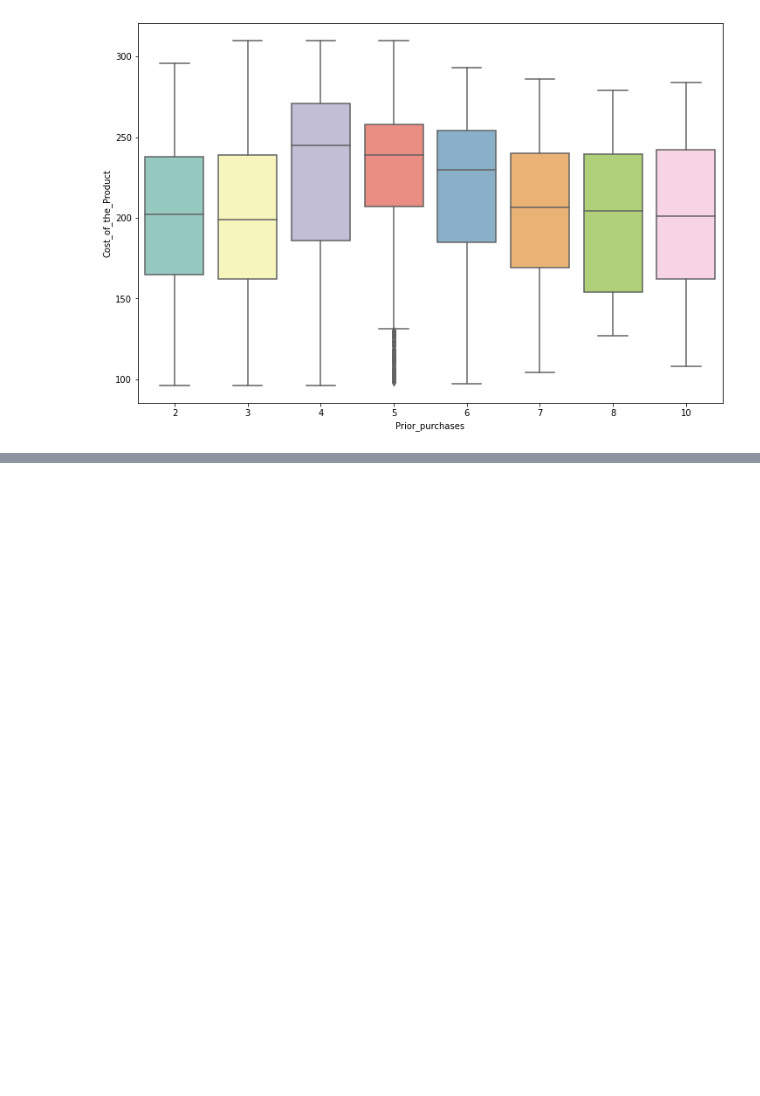
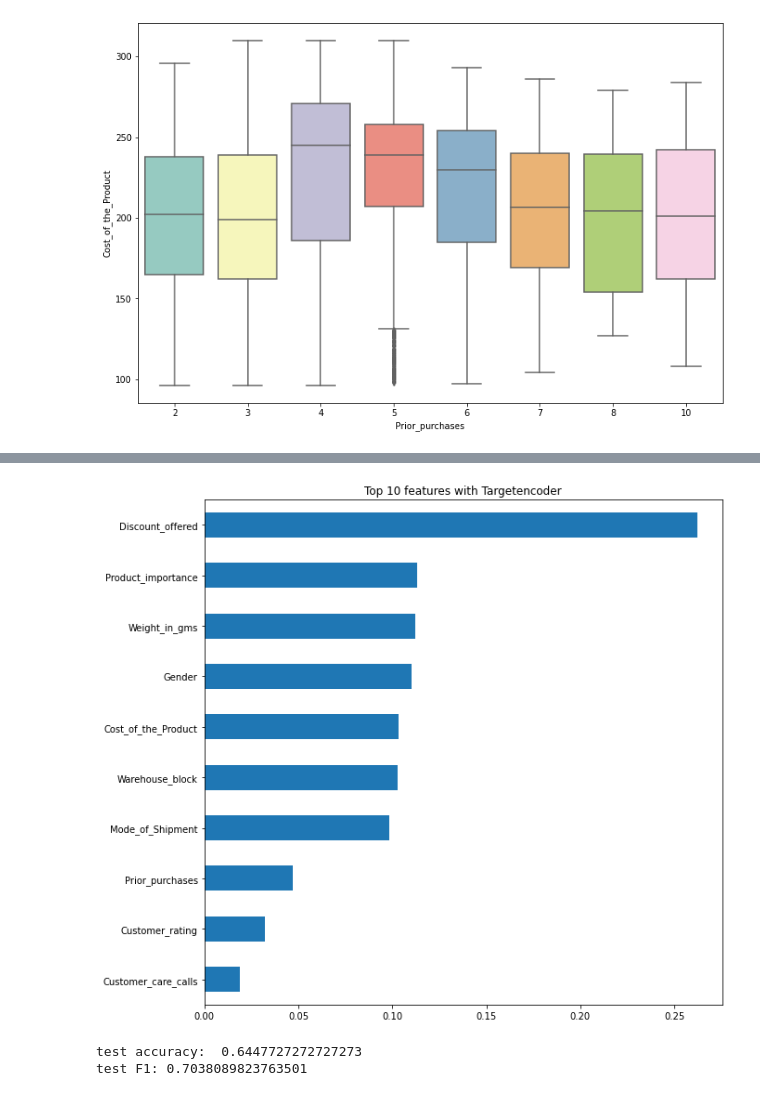
Before and after one commit to giyuntf2/KBDB_Project, a Jupyter notebook: KBDB.ipynb, the cells around one changed output, grey strips where cells are left out. Drawn from its saved outputs; the diff is of its cells as text; code cells hidden in the pictures; blank space fills up the shorter version.

```diff
--- a/KBDB.ipynb
+++ b/KBDB.ipynb
@@ -614,0 +757,12 @@ Score함수 검증 정확도 :  0.6310606060606061
+# %%
+rf = pipe_DT.named_steps['decisiontreeclassifier']
+importances_ord = pd.Series(rf.feature_importances_, X_train.columns)
+
+n = 10
+
+plt.figure(figsize=(10, 10))
+plt.title(f'Top {n} features with Targetencoder')
+importances_ord.sort_values()[-n:].plot.barh();
+plt.show()
+# %% [output]
+[figure, added]
@@ -614,0 +776,6 @@ Score함수 검증 정확도 :  0.6310606060606061
+# %%
+print("test accuracy: ", test_accuracy)
+print("test F1:", test_f1)
+# %% [output]
+test accuracy:  0.6447727272727273
+test F1: 0.7038089823763501
```
Also changed, not shown: parts of 41 cells of this notebook.
